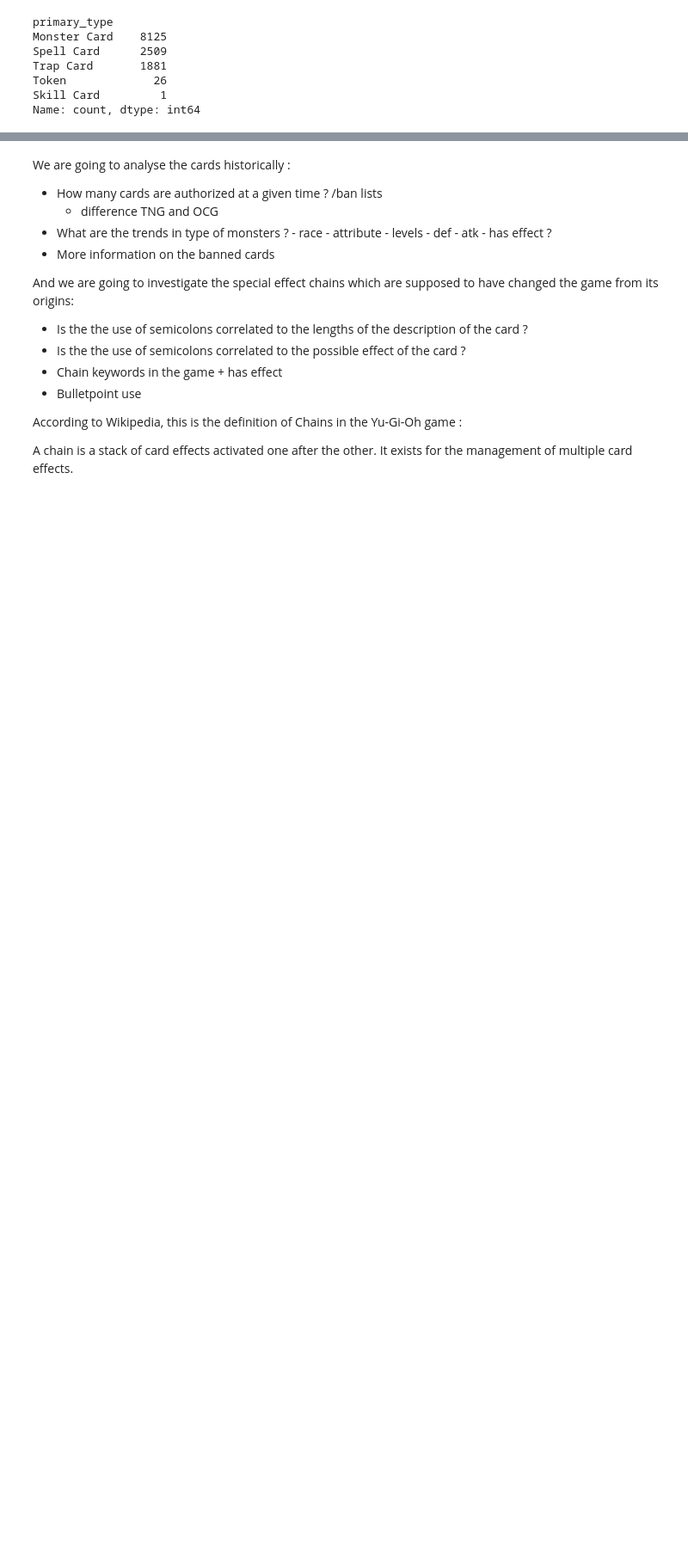
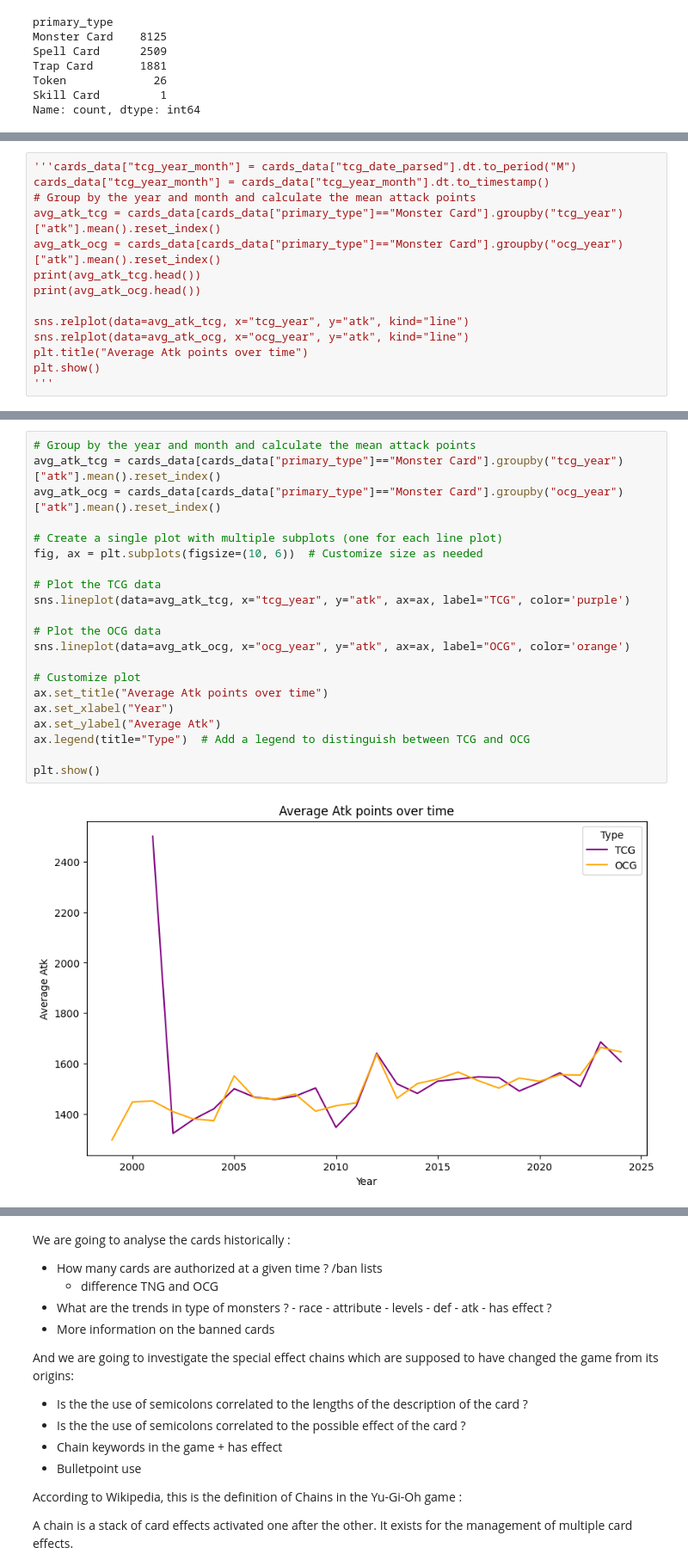
Before and after one commit to HanaeBonnafoux/yugioh, a Jupyter notebook: yu-gi-oh-s-evolution-through-the-cards.ipynb, the cells around one changed output, grey strips where cells are left out. Shown at 86% size. Drawn from its saved outputs; the diff is of its cells as text; blank space fills up the shorter version.

Commit message:
Kaggle Notebook | Yu-Gi-Oh's evolution through the cards | Version 20

```diff
--- a/yu-gi-oh-s-evolution-through-the-cards.ipynb
+++ b/yu-gi-oh-s-evolution-through-the-cards.ipynb
@@ -320,0 +314,14 @@ sns.lineplot(data=cards_data)
+# %%
+'''cards_data["tcg_year_month"] = cards_data["tcg_date_parsed"].dt.to_period("M")
+cards_data["tcg_year_month"] = cards_data["tcg_year_month"].dt.to_timestamp()
+# Group by the year and month and calculate the mean attack points
+avg_atk_tcg = cards_data[cards_data["primary_type"]=="Monster Card"].groupby("tcg_year")["atk"].mean().reset_index()
+avg_atk_ocg = cards_data[cards_data["primary_type"]=="Monster Card"].groupby("ocg_year")["atk"].mean().reset_index()
+print(avg_atk_tcg.head())
+print(avg_atk_ocg.head())
+
+sns.relplot(data=avg_atk_tcg, x="tcg_year", y="atk", kind="line")
+sns.relplot(data=avg_atk_ocg, x="ocg_year", y="atk", kind="line")
+plt.title("Average Atk points over time")
+plt.show()
+'''
@@ -320,0 +330,23 @@ sns.lineplot(data=cards_data)
+# %%
+# Group by the year and month and calculate the mean attack points
+avg_atk_tcg = cards_data[cards_data["primary_type"]=="Monster Card"].groupby("tcg_year")["atk"].mean().reset_index()
+avg_atk_ocg = cards_data[cards_data["primary_type"]=="Monster Card"].groupby("ocg_year")["atk"].mean().reset_index()
+
+# Create a single plot with multiple subplots (one for each line plot)
+fig, ax = plt.subplots(figsize=(10, 6))  # Customize size as needed
+
+# Plot the TCG data
+sns.lineplot(data=avg_atk_tcg, x="tcg_year", y="atk", ax=ax, label="TCG", color='purple')
+
+# Plot the OCG data
+sns.lineplot(data=avg_atk_ocg, x="ocg_year", y="atk", ax=ax, label="OCG", color='orange')
+
+# Customize plot
+ax.set_title("Average Atk points over time")
+ax.set_xlabel("Year")
+ax.set_ylabel("Average Atk")
+ax.legend(title="Type")  # Add a legend to distinguish between TCG and OCG
+
+plt.show()
+# %% [output]
+[figure, added]
```
Also changed, not shown: parts of 7 cells of this notebook.
